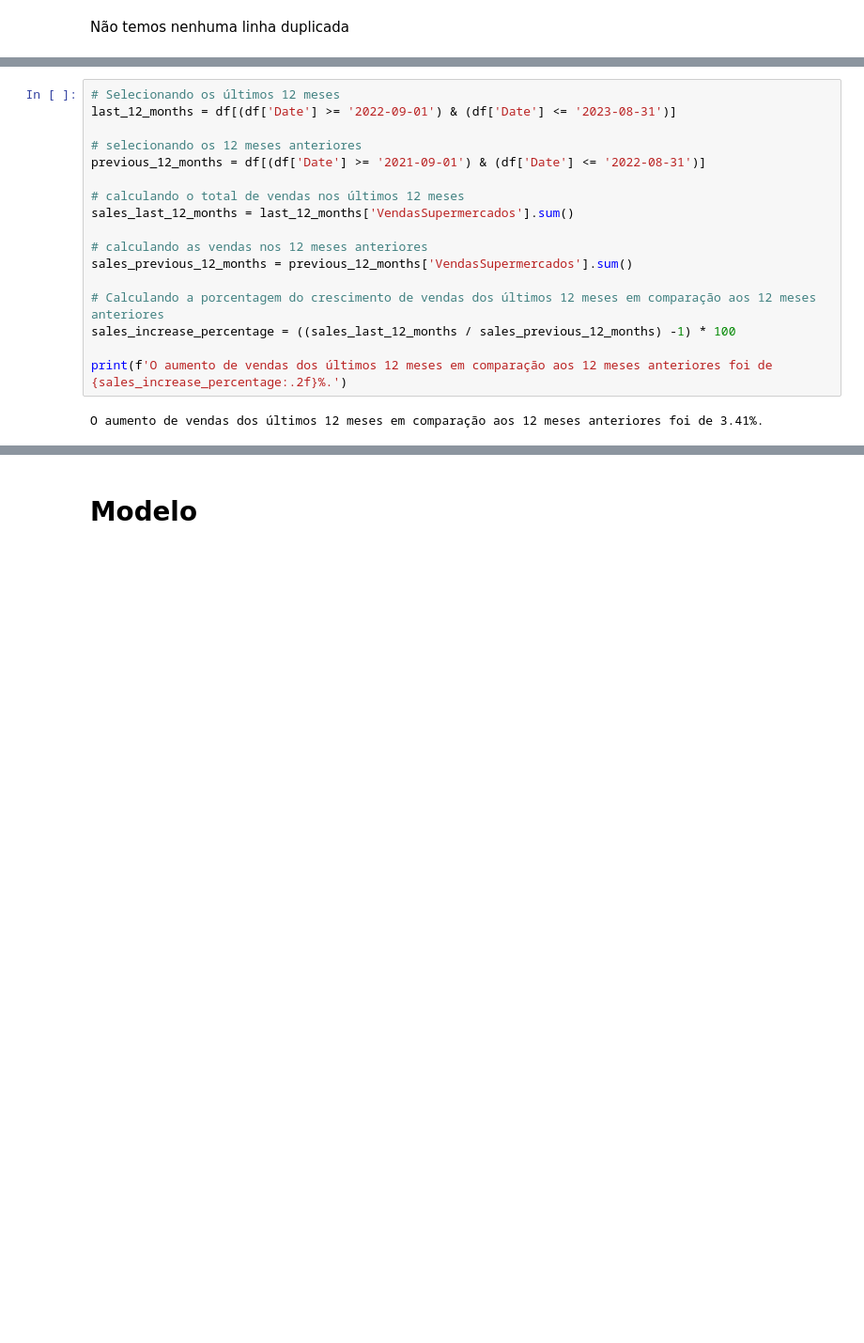
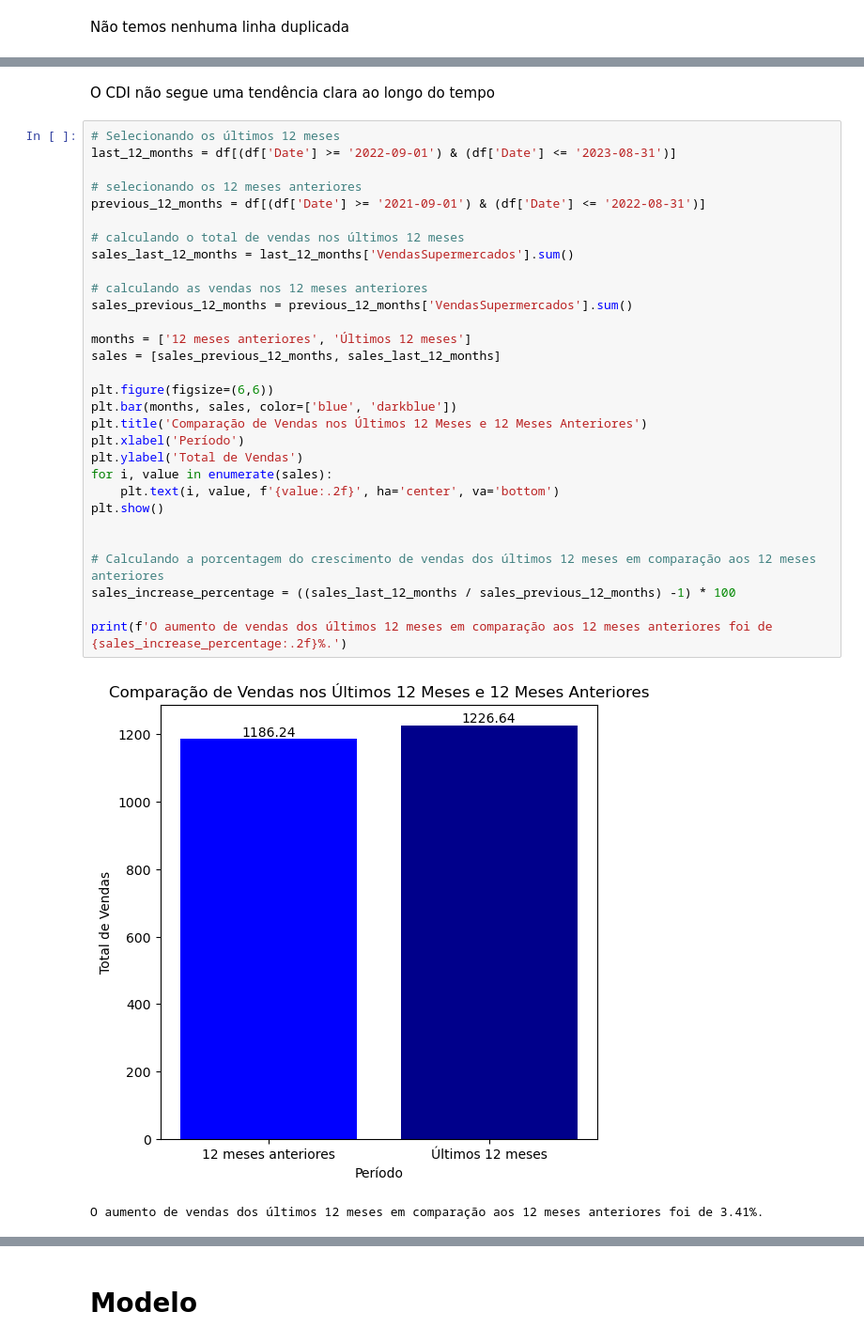
Before and after one commit to leonardoccarv/VendasDeSupermercados, a Jupyter notebook: notebook.ipynb, the cells around one changed output, grey strips where cells are left out. Shown at 94% size. Cells and saved outputs as stored; diff of their text form; blank space fills up the shorter version.

```diff
--- a/notebook.ipynb
+++ b/notebook.ipynb
@@ -254,20 +275,36 @@ plt.show()
+# %% [markdown]
+O CDI não segue uma tendência clara ao longo do tempo
 # %%
 # Selecionando os últimos 12 meses
 last_12_months = df[(df['Date'] >= '2022-09-01') & (df['Date'] <= '2023-08-31')]
 
 # selecionando os 12 meses anteriores
 previous_12_months = df[(df['Date'] >= '2021-09-01') & (df['Date'] <= '2022-08-31')]
 
 # calculando o total de vendas nos últimos 12 meses
 sales_last_12_months = last_12_months['VendasSupermercados'].sum()
 
 # calculando as vendas nos 12 meses anteriores
 sales_previous_12_months = previous_12_months['VendasSupermercados'].sum()
 
+months = ['12 meses anteriores', 'Últimos 12 meses']
+sales = [sales_previous_12_months, sales_last_12_months]
+
+plt.figure(figsize=(6,6))
+plt.bar(months, sales, color=['blue', 'darkblue'])
+plt.title('Comparação de Vendas nos Últimos 12 Meses e 12 Meses Anteriores')
+plt.xlabel('Período')
+plt.ylabel('Total de Vendas')
+for i, value in enumerate(sales):
+    plt.text(i, value, f'{value:.2f}', ha='center', va='bottom')
+plt.show()
+
+
 # Calculando a porcentagem do crescimento de vendas dos últimos 12 meses em comparação aos 12 meses anteriores
 sales_increase_percentage = ((sales_last_12_months / sales_previous_12_months) -1) * 100
 
 print(f'O aumento de vendas dos últimos 12 meses em comparação aos 12 meses anteriores foi de {sales_increase_percentage:.2f}%.')
 # %% [output]
+[figure, added]
 O aumento de vendas dos últimos 12 meses em comparação aos 12 meses anteriores foi de 3.41%.
 # %%
```
Also changed, not shown: parts of 19 cells of this notebook.
